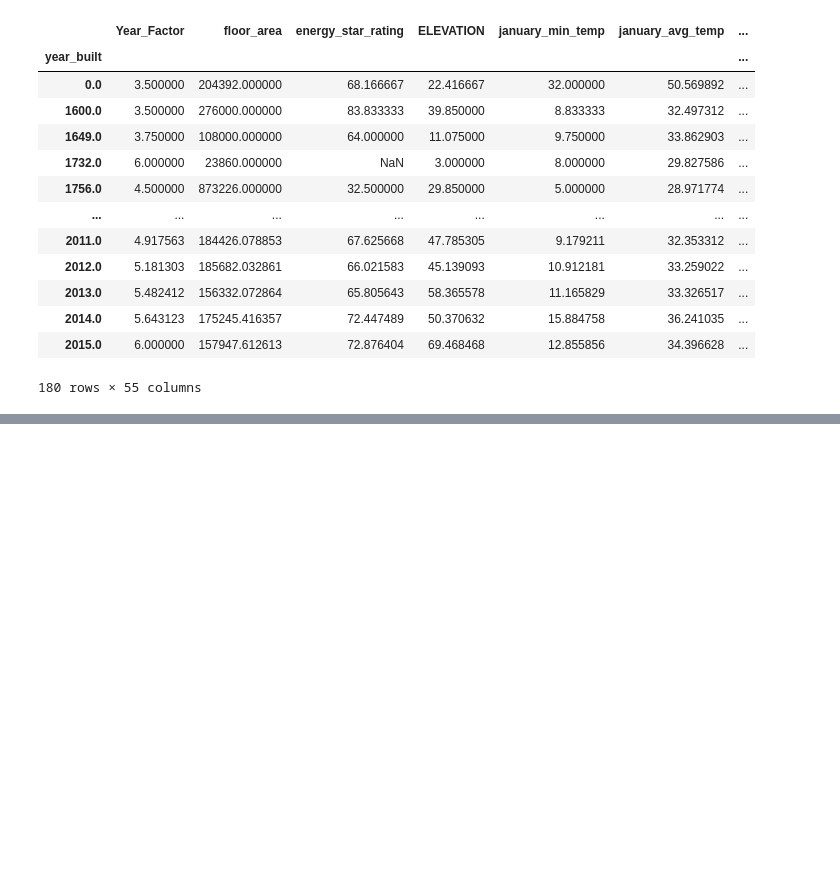
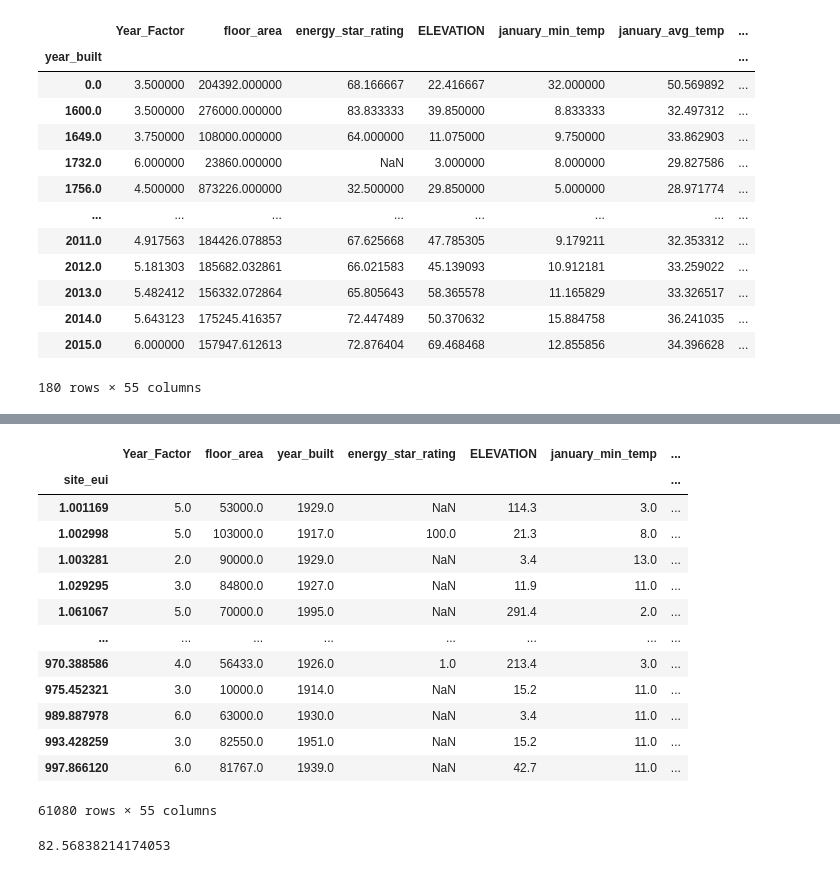
Before and after one commit to Random-Wanderer/Data_analysis_projects, a Jupyter notebook: Omdena_SV_challenge/Omdena_sv_challenve.ipynb, the cells around one changed output, grey strips where cells are left out. Cells and saved outputs as stored; diff of their text form; code cells hidden in the pictures; blank space fills up the shorter version.

Commit message:
Building energy use intensity

```diff
--- a/Omdena_SV_challenge/Omdena_sv_challenve.ipynb
+++ b/Omdena_SV_challenge/Omdena_sv_challenve.ipynb
@@ -305,3 +305,27 @@ grouped_year
 grouped_year.style.background_gradient(cmap= 'viridis')
 # %% [output]
 [interactive output not drawn]
+# %%
+# Grouped by site_eui
+grouped_eui = train_df.groupby(by=['site_eui'], axis= 0).mean()
+grouped_eui
+# %% [output]
+|  | Year_Factor | floor_area | year_built | energy_star_rating | ELEVATION | january_min_temp | ... |
+| site_eui |  |  |  |  |  |  | ... |
+| 1.001169 | 5.0 | 53000.0 | 1929.0 | NaN | 114.3 | 3.0 | ... |
+| 1.002998 | 5.0 | 103000.0 | 1917.0 | 100.0 | 21.3 | 8.0 | ... |
+| 1.003281 | 2.0 | 90000.0 | 1929.0 | NaN | 3.4 | 13.0 | ... |
+| 1.029295 | 3.0 | 84800.0 | 1927.0 | NaN | 11.9 | 11.0 | ... |
+| 1.061067 | 5.0 | 70000.0 | 1995.0 | NaN | 291.4 | 2.0 | ... |
+| ... | ... | ... | ... | ... | ... | ... | ... |
+| 970.388586 | 4.0 | 56433.0 | 1926.0 | 1.0 | 213.4 | 3.0 | ... |
+| 975.452321 | 3.0 | 10000.0 | 1914.0 | NaN | 15.2 | 11.0 | ... |
+| 989.887978 | 6.0 | 63000.0 | 1930.0 | NaN | 3.4 | 11.0 | ... |
+| 993.428259 | 3.0 | 82550.0 | 1951.0 | NaN | 15.2 | 11.0 | ... |
+| 997.866120 | 6.0 | 81767.0 | 1939.0 | NaN | 42.7 | 11.0 | ... |
+61080 rows × 55 columns
+# %%
+# Mean of site _eui
+train_df['site_eui'].mean()
+# %% [output]
+82.56838214174053
```
